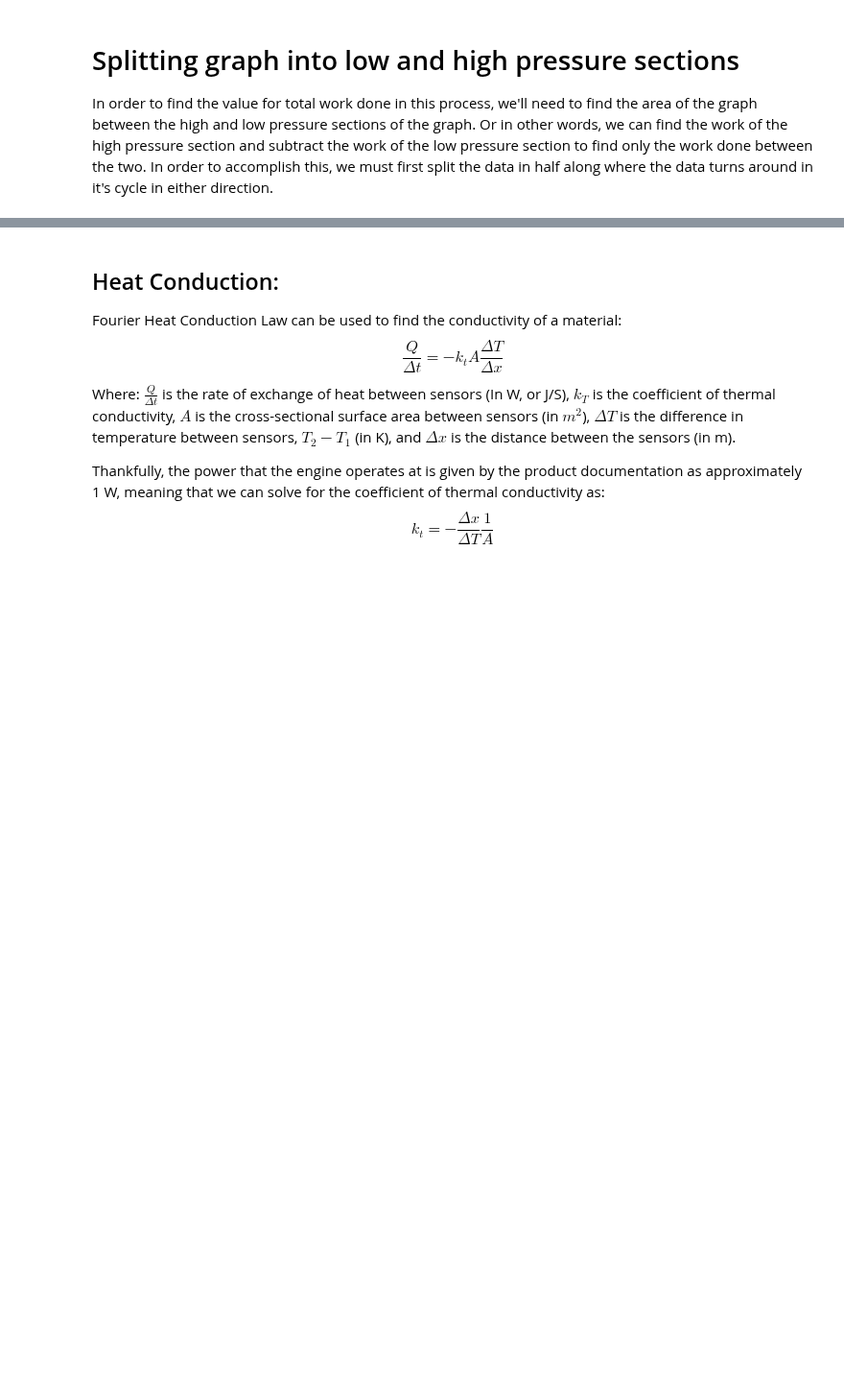
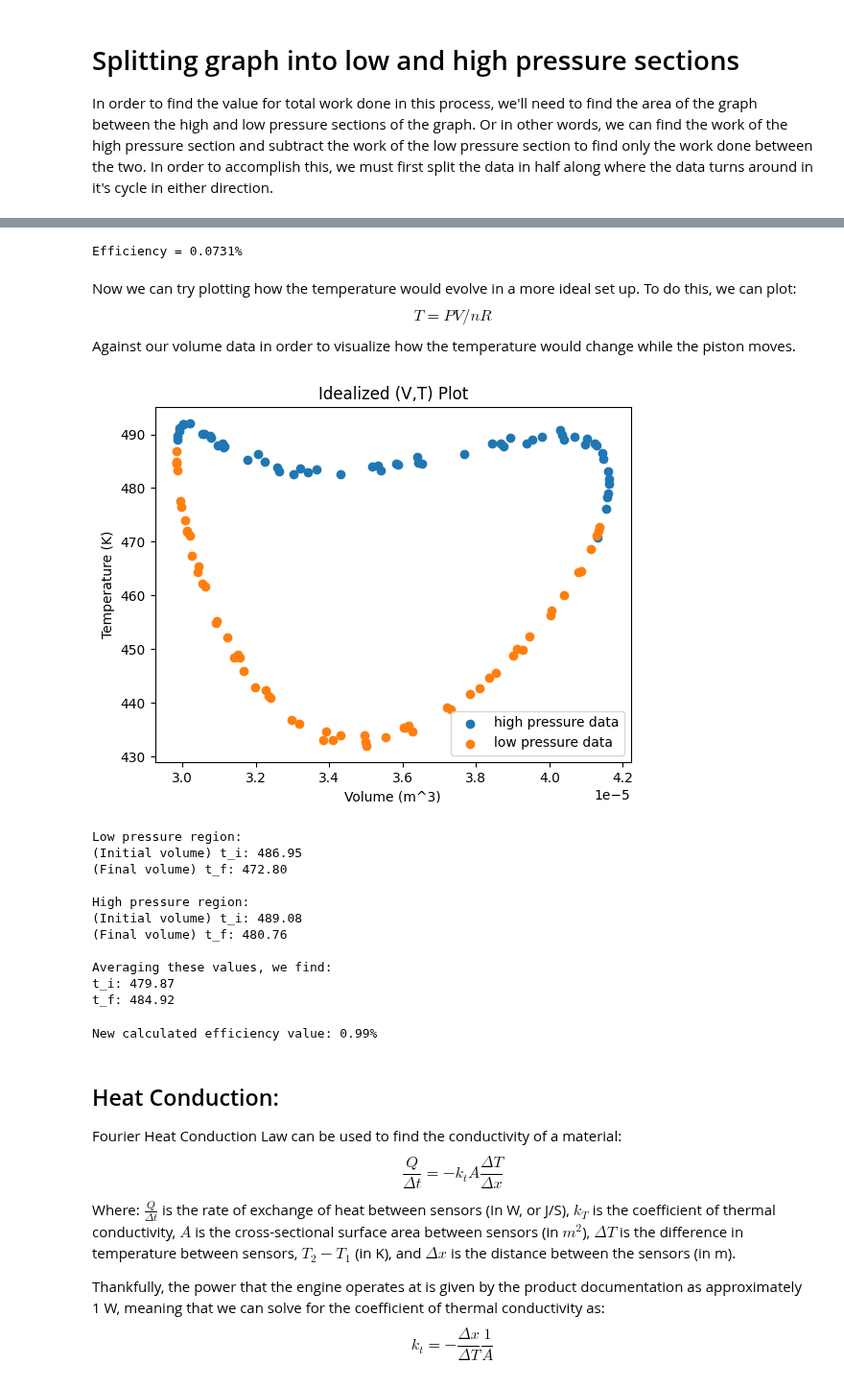
Before and after one commit to maraMaraschino/Adv-Lab, a Jupyter notebook: Stirling Engine/Lab/stirling-engine.ipynb, the cells around one changed output, grey strips where cells are left out. Shown at 96% size. Cells and saved outputs as stored; diff of their text form; code cells hidden in the pictures; blank space fills up the shorter version.

Commit message:
Updates to work and efficiency analysis

```diff
--- a/Stirling Engine/Lab/stirling-engine.ipynb
+++ b/Stirling Engine/Lab/stirling-engine.ipynb
@@ -319,3 +272,70 @@ avg: 1.09e-03
+# %%
+delta_T = 2 * heater_temp_std
+temp_f = avg_heater_temp + heater_temp_std
+f = 3
+
+result = delta_T/(temp_f + ((f / 3) * (delta_T/np.log(v_f_high_press/v_i_high_press))))
+print(f'Efficiency = {result * 100:.4f}%')
+# %% [output]
+Efficiency = 0.0731%
+# %% [markdown]
+Now we can try plotting how the temperature would evolve in a more ideal set up. To do this, we can plot:
+$$T = PV/nR$$
+Against our volume data in order to visualize how the temperature would change while the piston moves.
+# %%
+low_press_temp_function = (sorted_lpressure * sorted_lvolume_converted) / (low_n_fit * R)
+
+high_press_temp_function = (sorted_hpressure * sorted_hvolume_converted) / (low_n_fit * R)
+
+plt.scatter(sorted_hvolume_converted, high_press_temp_function, label="high pressure data")
+plt.xlabel('Volume (m^3)')
+plt.ylabel('Temperature (K)')
+
+plt.scatter(sorted_lvolume_converted, low_press_temp_function, label="low pressure data")
+plt.xlabel('Volume (m^3)')
+plt.ylabel('Temperature (K)')
+plt.title("Idealized (V,T) Plot")
+plt.legend()
+plt.show()
+
+# Finding temperature values at low and high volumes
+
+low_min_vol_idx, low_max_vol_idx = np.argmin(sorted_lvolume_converted), np.argmax(sorted_lvolume_converted)
+high_min_vol_idx, high_max_vol_idx = np.argmin(sorted_hvolume_converted), np.argmax(sorted_hvolume_converted)
+
+low_min_vol_temp, low_max_vol_temp = low_press_temp_function[low_min_vol_idx], low_press_temp_function[low_max_vol_idx]
+high_min_vol_temp, high_max_vol_temp = high_press_temp_function[high_min_vol_idx], high_press_temp_function[high_max_vol_idx]
+
+print('Low pressure region:')
+print(f'(Initial volume) t_i: {low_min_vol_temp:.2f}\n(Final volume) t_f: {low_max_vol_temp:.2f}')
+print(f'\nHigh pressure region:')
+print(f'(Initial volume) t_i: {high_min_vol_temp:.2f}\n(Final volume) t_f: {high_max_vol_temp:.2f}')
+
+t_i = (low_min_vol_temp + low_max_vol_temp)/2
+t_f = (high_min_vol_temp + high_max_vol_temp)/2
+
+print(f'\nAveraging these values, we find:\nt_i: {t_i:.2f}\nt_f: {t_f:.2f}')
+# %% [output]
+[figure, added]
+Low pressure region:
+(Initial volume) t_i: 486.95
+(Final volume) t_f: 472.80
+
+High pressure region:
+(Initial volume) t_i: 489.08
+(Final volume) t_f: 480.76
+
+Averaging these values, we find:
+t_i: 479.87
+t_f: 484.92
+# %%
+# Finding efficiency with new temp values
+v_f = v_f_high_press
+v_i = v_i_high_press
+result = efficiency(t_f, t_i, v_f, v_i, float(f))
+print(f'New calculated efficiency value: {result * 100:.2f}%')
+# %% [output]
+New calculated efficiency value: 0.99%
 # %% [markdown]
 ## Heat Conduction:
 Fourier Heat Conduction Law can be used to find the conductivity of a material:
```
Also changed, not shown: parts of 18 cells of this notebook.
